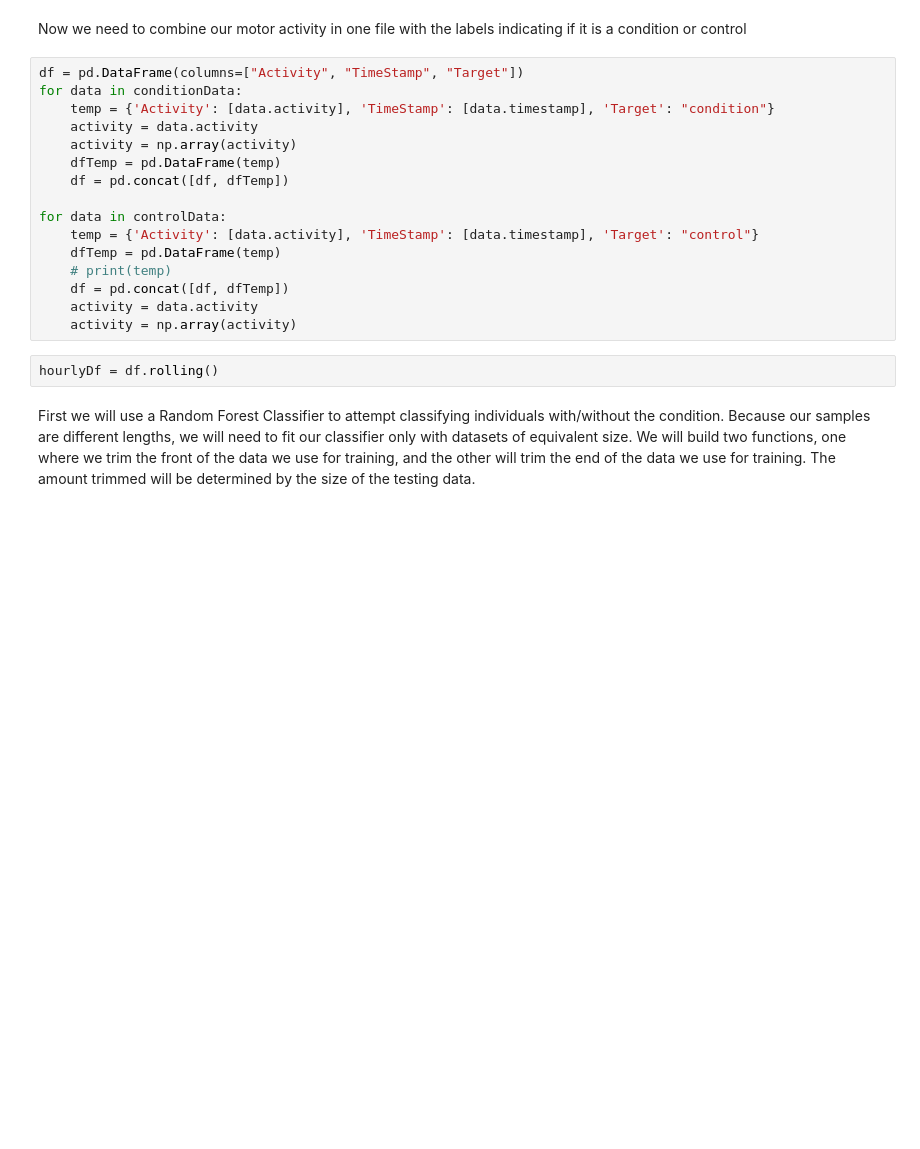
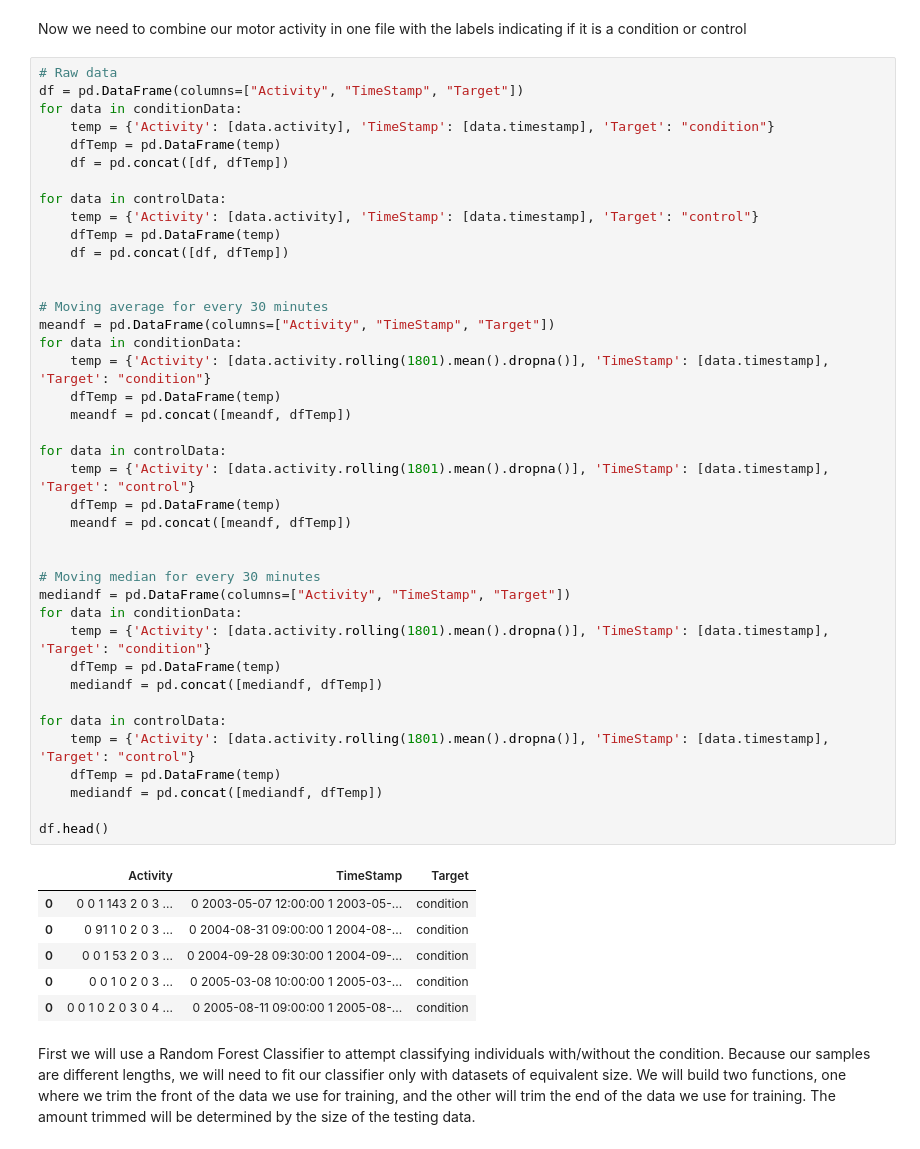
Before and after one commit to davevstorey/CS5080_TS, a Jupyter notebook: main.ipynb, the cells around one changed output. Saved outputs shown, nothing was run; the diff lists cells and outputs as text; blank space fills up the shorter version.

```diff
--- a/main.ipynb
+++ b/main.ipynb
@@ -20,24 +20,53 @@ for fileName in os.listdir(f"data/control"):
 	controlData.append(pd.read_csv(f"data/control/{fileName}"))
 # %% [markdown]
 Now we need to combine our motor activity in one file with the labels indicating if it is a condition or control
-# %%
-df = pd.DataFrame(columns=["Activity", "TimeStamp", "Target"])
-for data in conditionData:
-	temp = {'Activity': [data.activity], 'TimeStamp': [data.timestamp], 'Target': "condition"}
-	activity = data.activity
-	activity = np.array(activity)
-	dfTemp = pd.DataFrame(temp)
-	df = pd.concat([df, dfTemp])
-
-for data in controlData:
-	temp = {'Activity': [data.activity], 'TimeStamp': [data.timestamp], 'Target': "control"}
-	dfTemp = pd.DataFrame(temp)
-	# print(temp)
-	df = pd.concat([df, dfTemp])
-	activity = data.activity
-	activity = np.array(activity)
-# %%
-hourlyDf = df.rolling()
+# %%
+# Raw data
+df = pd.DataFrame(columns=["Activity", "TimeStamp", "Target"])
+for data in conditionData:
+	temp = {'Activity': [data.activity], 'TimeStamp': [data.timestamp], 'Target': "condition"}
+	dfTemp = pd.DataFrame(temp)
+	df = pd.concat([df, dfTemp])
+
+for data in controlData:
+	temp = {'Activity': [data.activity], 'TimeStamp': [data.timestamp], 'Target': "control"}
+	dfTemp = pd.DataFrame(temp)
+	df = pd.concat([df, dfTemp])
+
+
+# Moving average for every 30 minutes
+meandf = pd.DataFrame(columns=["Activity", "TimeStamp", "Target"])
+for data in conditionData:
+	temp = {'Activity': [data.activity.rolling(1801).mean().dropna()], 'TimeStamp': [data.timestamp], 'Target': "condition"}
+	dfTemp = pd.DataFrame(temp)
+	meandf = pd.concat([meandf, dfTemp])
+
+for data in controlData:
+	temp = {'Activity': [data.activity.rolling(1801).mean().dropna()], 'TimeStamp': [data.timestamp], 'Target': "control"}
+	dfTemp = pd.DataFrame(temp)
+	meandf = pd.concat([meandf, dfTemp])
+
+
+# Moving median for every 30 minutes
+mediandf = pd.DataFrame(columns=["Activity", "TimeStamp", "Target"])
+for data in conditionData:
+	temp = {'Activity': [data.activity.rolling(1801).mean().dropna()], 'TimeStamp': [data.timestamp], 'Target': "condition"}
+	dfTemp = pd.DataFrame(temp)
+	mediandf = pd.concat([mediandf, dfTemp])
+
+for data in controlData:
+	temp = {'Activity': [data.activity.rolling(1801).mean().dropna()], 'TimeStamp': [data.timestamp], 'Target': "control"}
+	dfTemp = pd.DataFrame(temp)
+	mediandf = pd.concat([mediandf, dfTemp])
+
+df.head()
+# %% [output]
+|  | Activity | TimeStamp | Target |
+| 0 | 0 0 1 143 2 0 3 ... | 0 2003-05-07 12:00:00 1 2003-05-... | condition |
+| 0 | 0 91 1 0 2 0 3 ... | 0 2004-08-31 09:00:00 1 2004-08-... | condition |
+| 0 | 0 0 1 53 2 0 3 ... | 0 2004-09-28 09:30:00 1 2004-09-... | condition |
+| 0 | 0 0 1 0 2 0 3 ... | 0 2005-03-08 10:00:00 1 2005-03-... | condition |
+| 0 | 0 0 1 0 2 0 3 0 4 ... | 0 2005-08-11 09:00:00 1 2005-08-... | condition |
 # %% [markdown]
 First we will use a Random Forest Classifier to attempt classifying individuals with/without the condition. Because our samples are different lengths, we will need to fit our classifier only with datasets of equivalent size. We will build two functions, one where we trim the front of the data we use for training, and the other will trim the end of the data we use for training. The amount trimmed will be determined by the size of the testing data.
 # %%
```
Also changed, not shown: parts of 4 cells of this notebook.
